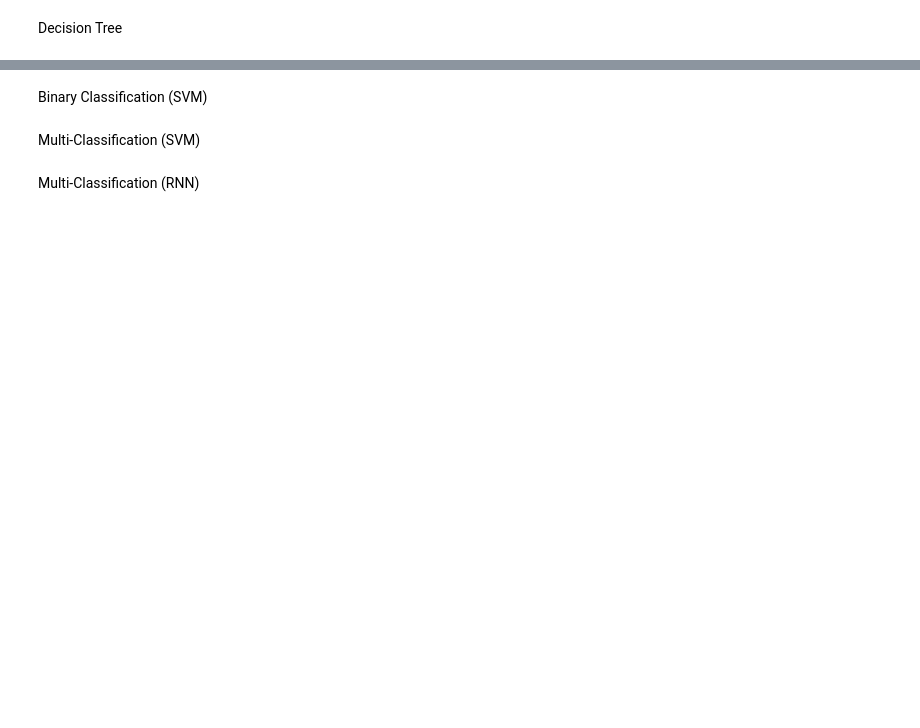
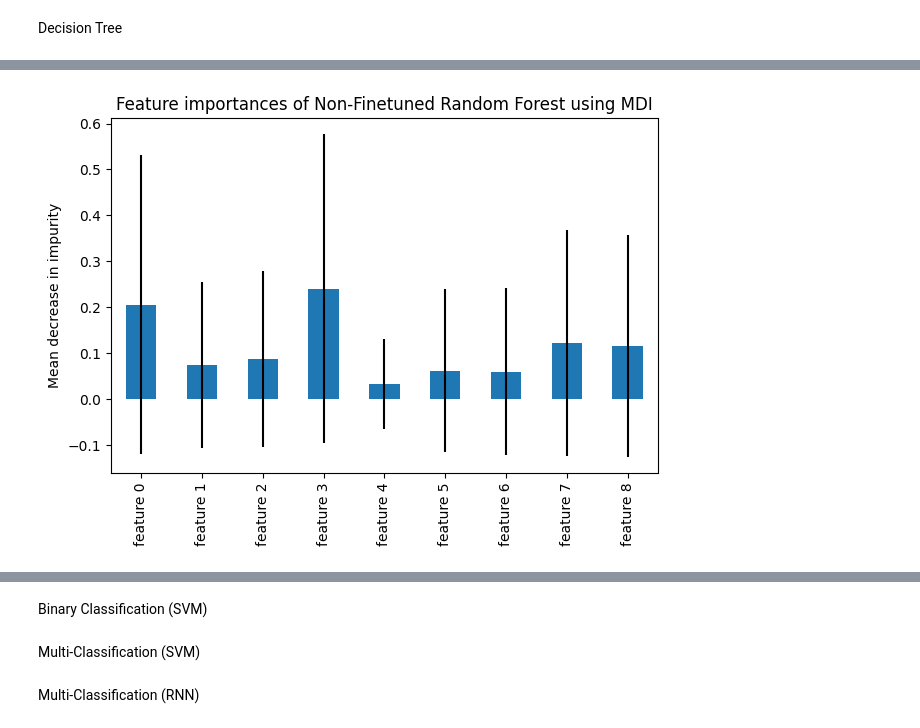
Before and after one commit to kirbergerconnor/iscl-thesis, a Jupyter notebook: classification.ipynb, the cells around one changed output, grey strips where cells are left out. Cells and saved outputs as stored; diff of their text form; code cells hidden in the pictures; blank space fills up the shorter version.

```diff
--- a/classification.ipynb
+++ b/classification.ipynb
@@ -177,3 +374,0 @@ import pandas as pd
-# %%
-data = pd.read_csv('./results/all_results_df.csv')
-data
@@ -223,0 +420,12 @@ plt.show()
+# %%
+# Random Forest Without Finetuning
+
+X, y = data.iloc[:,2:].values.round(decimals=3), data.iloc[:,1].map({'con':0, 'nat':1}).values
+X_train, X_test, y_train, y_test = train_test_split(X, y, stratify=y, test_size=0.2, random_state=42)
+
+clf = RandomForestClassifier(n_estimators=100, random_state=42)
+clf.fit(X_train, y_train)
+
+y_pred = best_clf.predict(X_test)
+report = classification_report(y_test, y_pred, target_names=['con', 'nat'])
+print(report)
@@ -223,0 +445,18 @@ plt.show()
+# %%
+# Plotting Feature Importances of Non-Finetuned RandomForest
+# Refer to https://scikit-learn.org/stable/auto_examples/ensemble/plot_forest_importances.html
+
+# Get feature importance
+importances = clf.feature_importances_
+print("Feature Importances:", importances)
+
+feature_names = [f"feature {i}" for i in range(X.shape[1])]
+std = np.std([tree.feature_importances_ for tree in clf.estimators_], axis=0)
+forest_importances = pd.Series(importances, index=feature_names)
+fig, ax = plt.subplots()
+forest_importances.plot.bar(yerr=std, ax=ax)
+ax.set_title("Feature importances of Non-Finetuned Random Forest using MDI")
+ax.set_ylabel("Mean decrease in impurity")
+fig.tight_layout()
+# %% [output]
+[figure, added]
```
Also changed, not shown: parts of 37 cells of this notebook.
